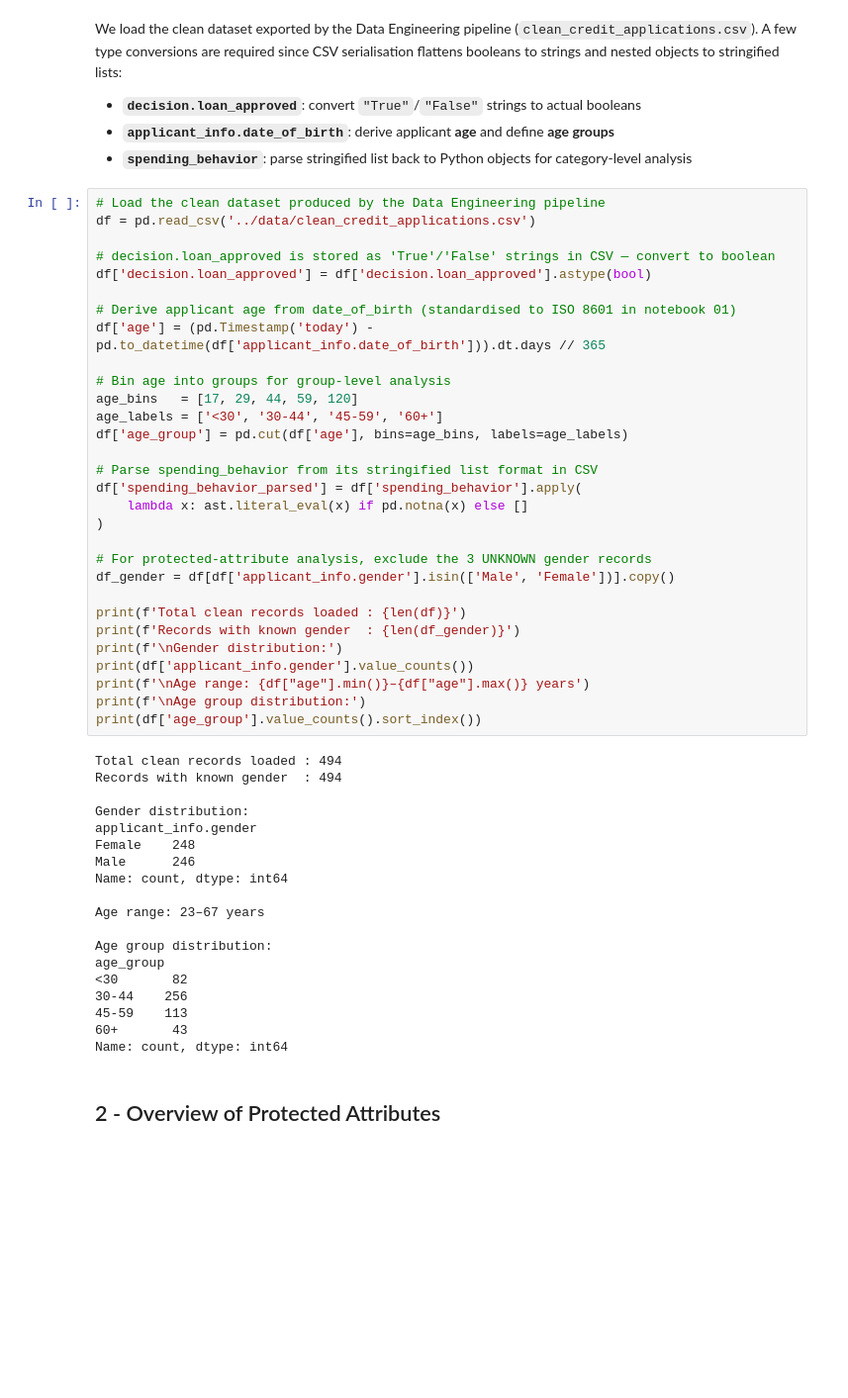
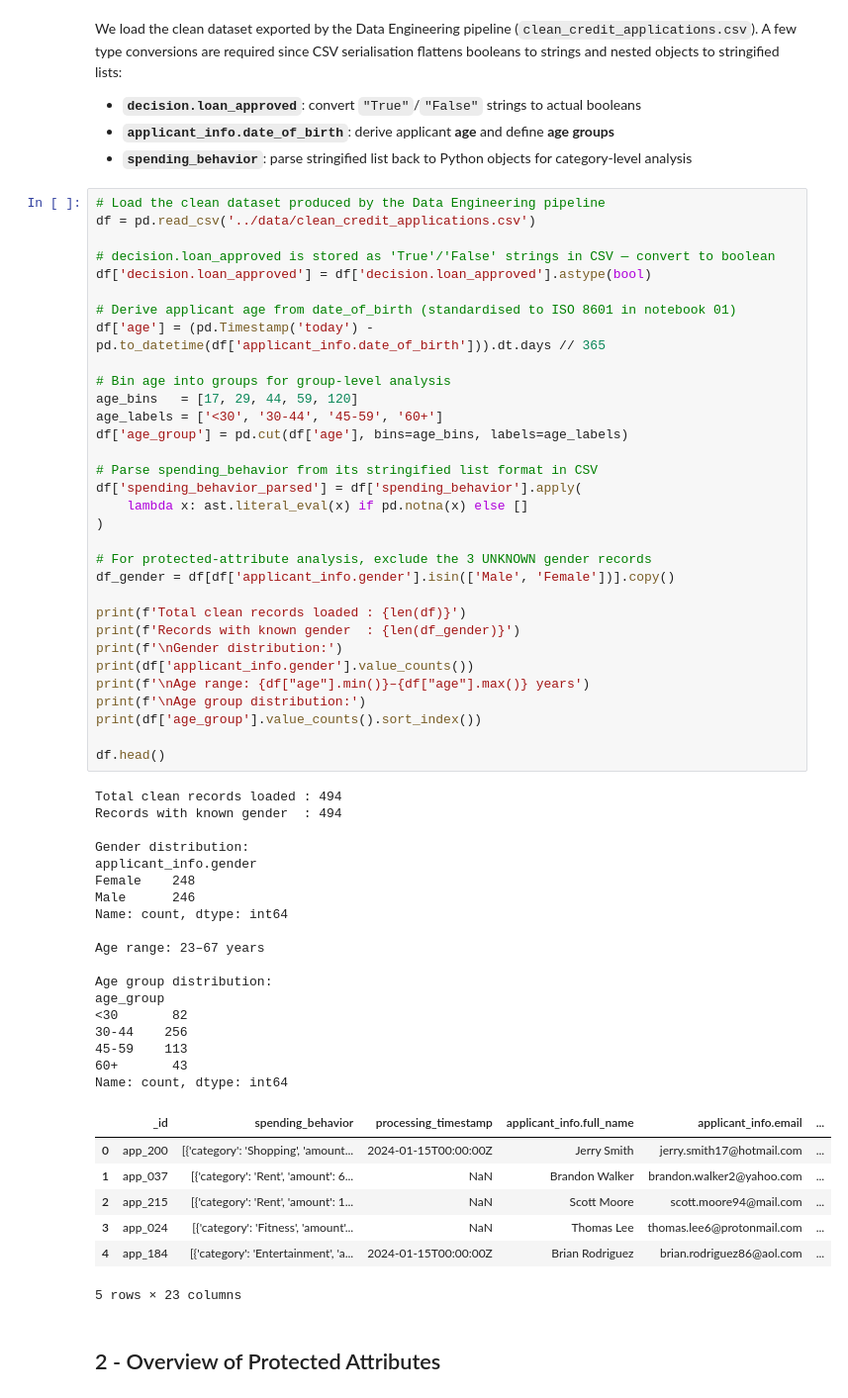
Before and after one commit to letti70033/TXC10-GP-DEGO, a Jupyter notebook: notebooks/02 - bias - analysis.ipynb, the cells around one changed output. Shown at 99% size. Cells and saved outputs as stored; diff of their text form; blank space fills up the shorter version.

```diff
--- a/notebooks/02 - bias - analysis.ipynb
+++ b/notebooks/02 - bias - analysis.ipynb
@@ -38,33 +38,42 @@ df['spending_behavior_parsed'] = df['spending_behavior'].apply(
 
 # For protected-attribute analysis, exclude the 3 UNKNOWN gender records
 df_gender = df[df['applicant_info.gender'].isin(['Male', 'Female'])].copy()
 
 print(f'Total clean records loaded : {len(df)}')
 print(f'Records with known gender  : {len(df_gender)}')
 print(f'\nGender distribution:')
 print(df['applicant_info.gender'].value_counts())
 print(f'\nAge range: {df["age"].min()}–{df["age"].max()} years')
 print(f'\nAge group distribution:')
 print(df['age_group'].value_counts().sort_index())
+
+df.head()
 # %% [output]
 Total clean records loaded : 494
 Records with known gender  : 494
 
 Gender distribution:
 applicant_info.gender
 Female    248
 Male      246
 Name: count, dtype: int64
 
 Age range: 23–67 years
 
 Age group distribution:
 age_group
 <30       82
 30-44    256
 45-59    113
 60+       43
 Name: count, dtype: int64
+|  | _id | spending_behavior | processing_timestamp | applicant_info.full_name | applicant_info.email | ... |
+| 0 | app_200 | [{'category': 'Shopping', 'amount... | 2024-01-15T00:00:00Z | Jerry Smith | jerry.smith17@hotmail.com | ... |
+| 1 | app_037 | [{'category': 'Rent', 'amount': 6... | NaN | Brandon Walker | brandon.walker2@yahoo.com | ... |
+| 2 | app_215 | [{'category': 'Rent', 'amount': 1... | NaN | Scott Moore | scott.moore94@mail.com | ... |
+| 3 | app_024 | [{'category': 'Fitness', 'amount'... | NaN | Thomas Lee | thomas.lee6@protonmail.com | ... |
+| 4 | app_184 | [{'category': 'Entertainment', 'a... | 2024-01-15T00:00:00Z | Brian Rodriguez | brian.rodriguez86@aol.com | ... |
+5 rows × 23 columns
 # %% [markdown]
 ## 2 - Overview of Protected Attributes
 # %% [markdown]
```
Also changed, not shown: parts of 7 cells of this notebook, 3 other files.
